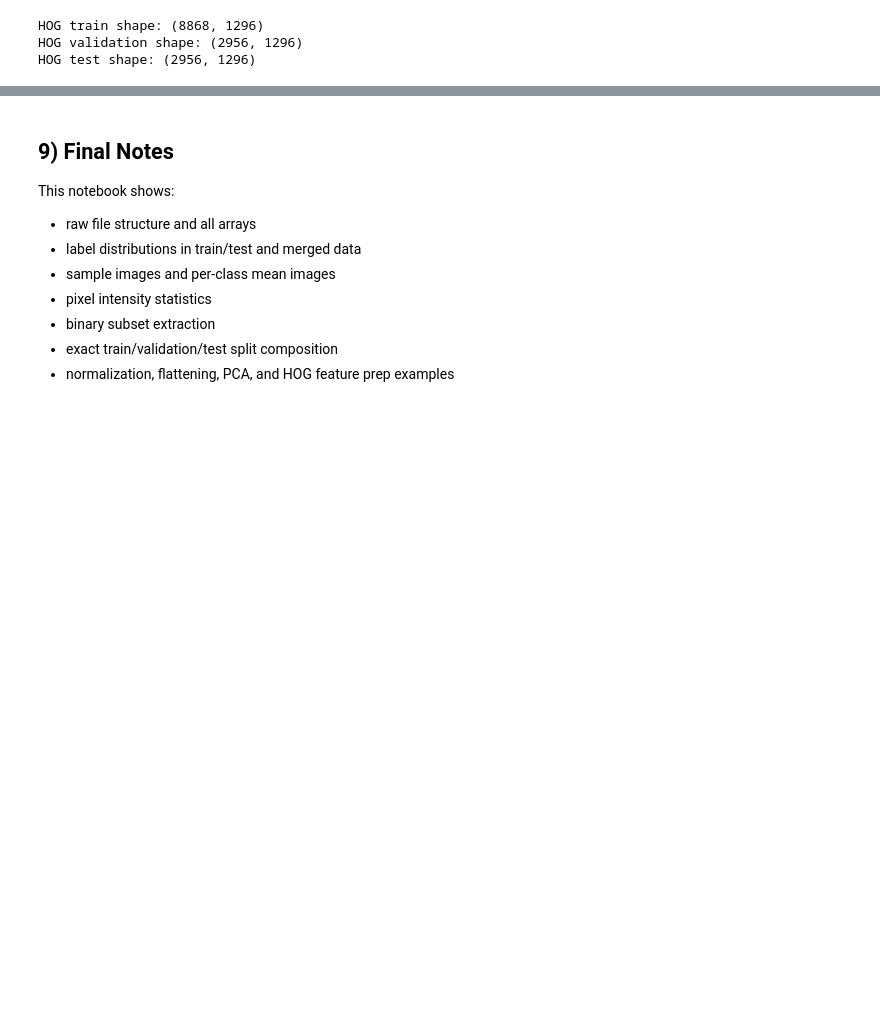
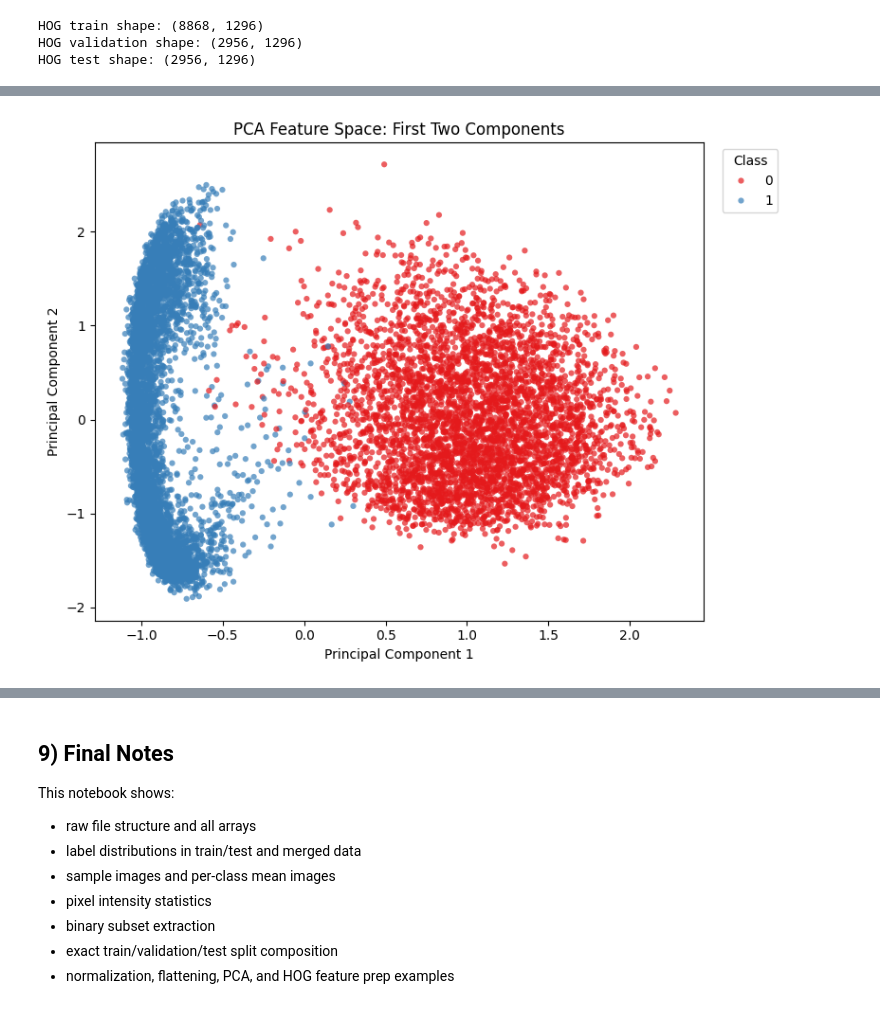
Before and after one commit to Ahmed-Fahmy00/Mnist-Classification, a Jupyter notebook: src/features/mnist_dataset_exploration.ipynb, the cells around one changed output, grey strips where cells are left out. Saved outputs shown, nothing was run; the diff lists cells and outputs as text; code cells hidden in the pictures; blank space fills up the shorter version.

```diff
--- a/src/features/mnist_dataset_exploration.ipynb
+++ b/src/features/mnist_dataset_exploration.ipynb
@@ -391,0 +379,32 @@ PCA test shape: (2956, 93)
+# %%
+# PCA visualization: first two components from the train split
+if x_train_pca.shape[1] < 2:
+    print("PCA visualization needs at least 2 components, but only one component is available.")
+else:
+    pca_plot_df = pd.DataFrame(
+        {
+            "pc1": x_train_pca[:, 0],
+            "pc2": x_train_pca[:, 1],
+            "label": y_train,
+        }
+    )
+
+    plt.figure(figsize=(8, 6))
+    sns.scatterplot(
+        data=pca_plot_df,
+        x="pc1",
+        y="pc2",
+        hue="label",
+        palette="Set1",
+        s=20,
+        alpha=0.7,
+        linewidth=0,
+    )
+    plt.title("PCA Feature Space: First Two Components")
+    plt.xlabel("Principal Component 1")
+    plt.ylabel("Principal Component 2")
+    plt.legend(title="Class", bbox_to_anchor=(1.02, 1), loc="upper left")
+    plt.tight_layout()
+    plt.show()
+# %% [output]
+[figure, added]
```
Also changed, not shown: parts of 14 cells of this notebook, 14 other files.
